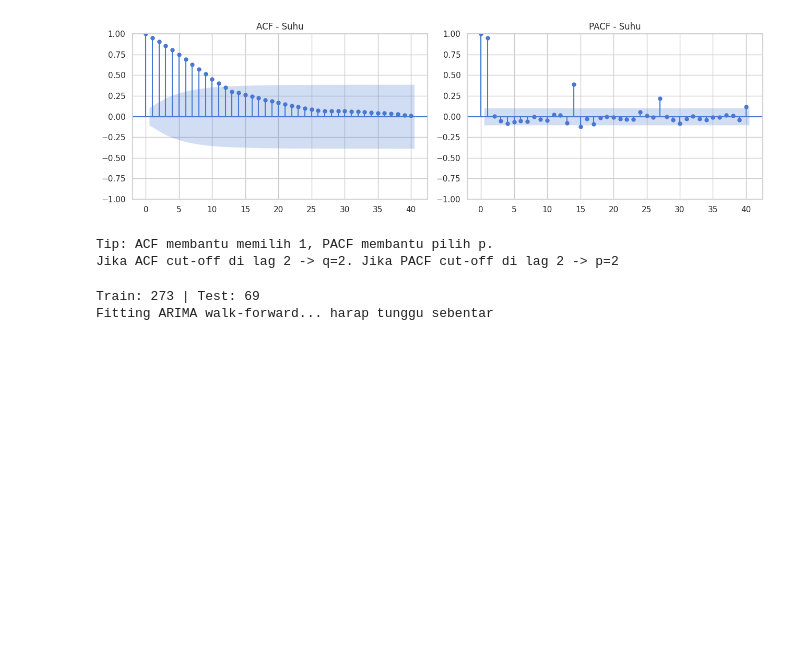
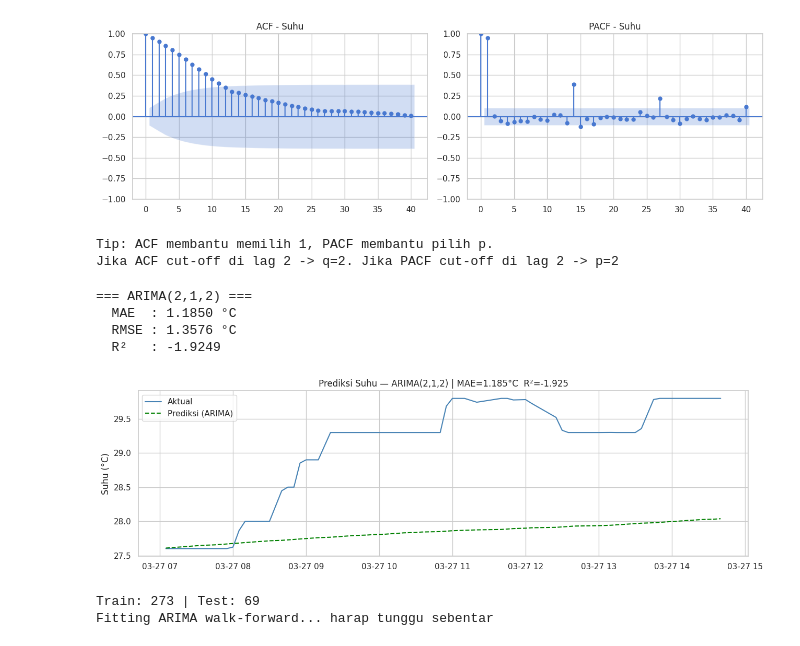
Before and after one commit to delafajarmulia/suhu-detector-ai, a Jupyter notebook: weather_analysis_1.ipynb, the cells around one changed output. Saved outputs shown, nothing was run; the diff lists cells and outputs as text; code cells hidden in the pictures; blank space fills up the shorter version.

Commit message:
add: forecast evaluasion in ARIMA(2,1,2) for comparison

```diff
--- a/weather_analysis_1.ipynb
+++ b/weather_analysis_1.ipynb
@@ -678,4 +678,44 @@ print('Jika ACF cut-off di lag 2 -> q=2. Jika PACF cut-off di lag 2 -> p=2')
 [figure]
 Tip: ACF membantu memilih 1, PACF membantu pilih p.
 Jika ACF cut-off di lag 2 -> q=2. Jika PACF cut-off di lag 2 -> p=2
+# %%
+# FORECAST
+# Split untuk ARIMA (hanya pakai data asli)
+train_arima = suhu_series[:split_idx]
+test_arima  = suhu_series[split_idx:]
+test_idx    = df_model.index[split_idx:]
+
+# Fit ARIMA
+model_arima = ARIMA(train_arima, order=(2, 1, 2))
+result_arima = model_arima.fit()
+
+# Forecast sepanjang test set
+forecast = result_arima.forecast(steps=len(test_arima))
+
+# Evaluasi
+mae_ar  = mean_absolute_error(test_arima, forecast)
+rmse_ar = np.sqrt(mean_squared_error(test_arima, forecast))
+r2_ar   = r2_score(test_arima, forecast)
+
+print('=== ARIMA(2,1,2) ===')
+print(f'  MAE  : {mae_ar:.4f} °C')
+print(f'  RMSE : {rmse_ar:.4f} °C')
+print(f'  R²   : {r2_ar:.4f}')
+
+# Plot
+fig, ax = plt.subplots(figsize=(13, 4))
+ax.plot(test_idx, test_arima, label='Aktual', color='steelblue', linewidth=1.5)
+ax.plot(test_idx, forecast,   label='Prediksi (ARIMA)', color='green',
+        linewidth=1.5, linestyle='--')
+ax.set_title(f'Prediksi Suhu — ARIMA(2,1,2) | MAE={mae_ar:.3f}°C  R²={r2_ar:.3f}')
+ax.set_ylabel('Suhu (°C)')
+ax.legend()
+plt.tight_layout()
+plt.show()
+# %% [output]
+=== ARIMA(2,1,2) ===
+  MAE  : 1.1850 °C
+  RMSE : 1.3576 °C
+  R²   : -1.9249
+[figure, added]
 # %%
```
Also changed, not shown: parts of 1 cell of this notebook.
